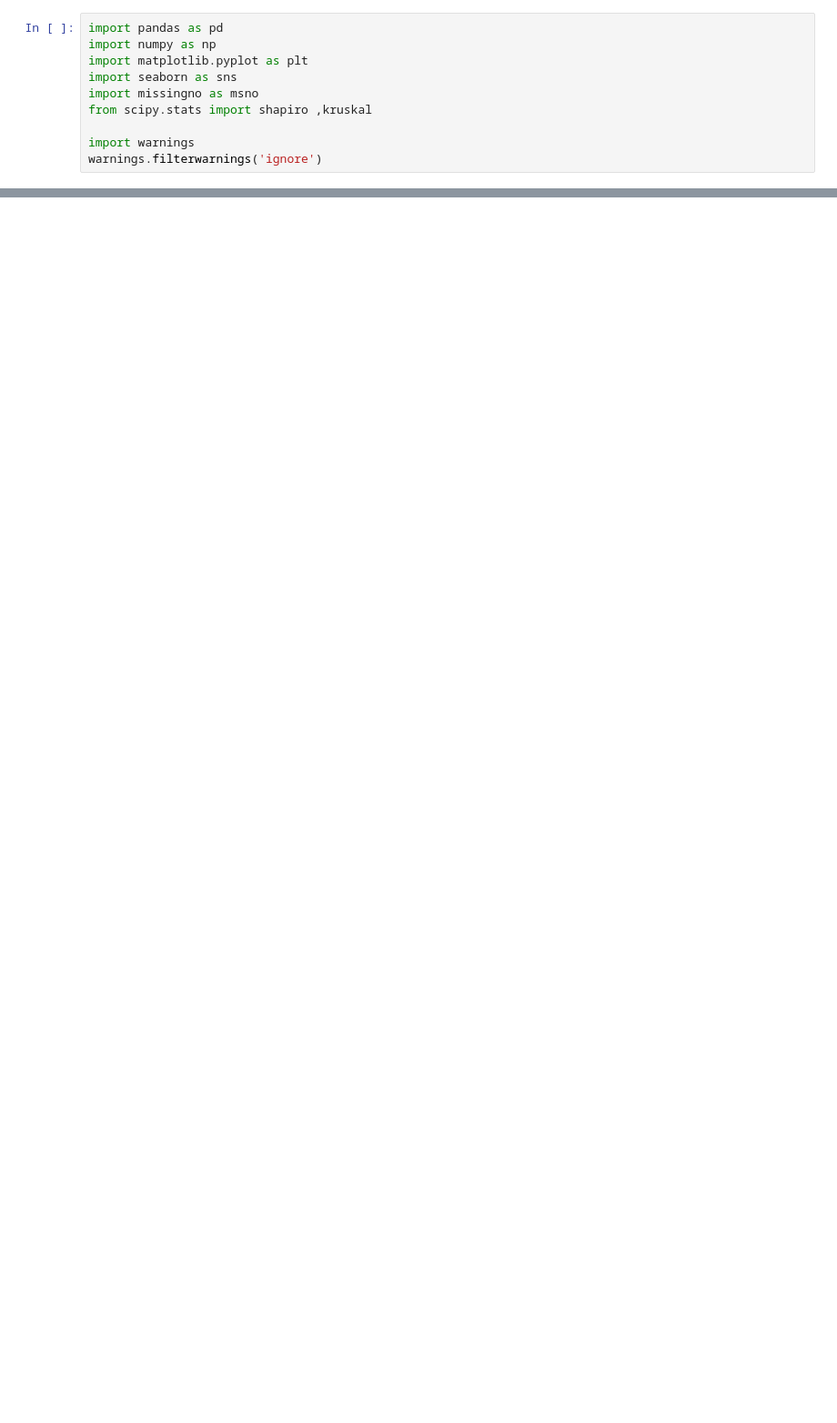
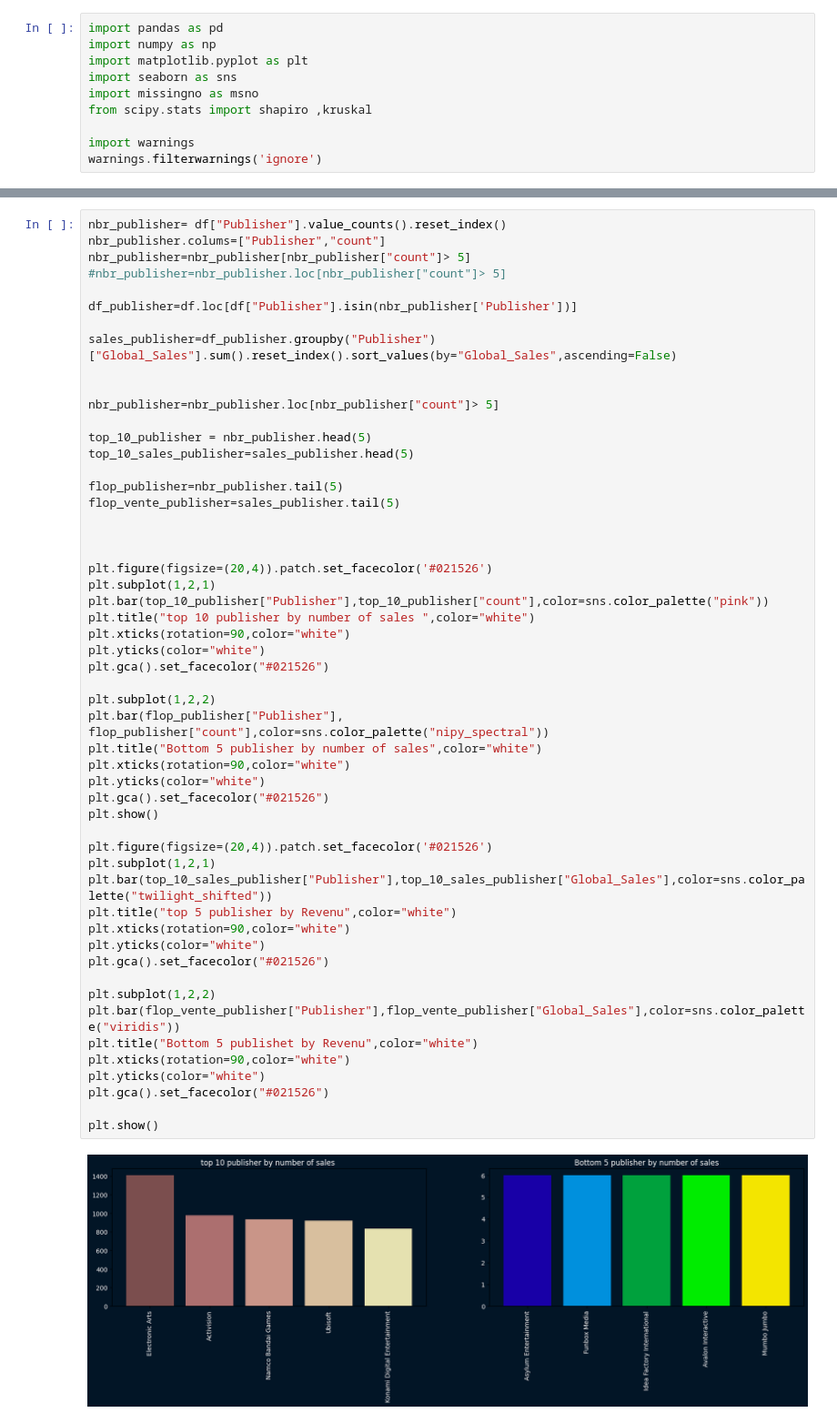
Before and after one commit to fazia92/Video-Games-Sales-Analysis, a Jupyter notebook: VGsales.ipynb, the cells around one changed output, grey strips where cells are left out. Shown at 91% size. Cells and saved outputs as stored; diff of their text form; blank space fills up the shorter version.

```diff
--- a/VGsales.ipynb
+++ b/VGsales.ipynb
@@ -105,0 +116,55 @@ plt.show()
+# %%
+nbr_publisher= df["Publisher"].value_counts().reset_index()
+nbr_publisher.colums=["Publisher","count"]
+nbr_publisher=nbr_publisher[nbr_publisher["count"]> 5]
+#nbr_publisher=nbr_publisher.loc[nbr_publisher["count"]> 5]
+
+df_publisher=df.loc[df["Publisher"].isin(nbr_publisher['Publisher'])]
+
+sales_publisher=df_publisher.groupby("Publisher")["Global_Sales"].sum().reset_index().sort_values(by="Global_Sales",ascending=False)
+
+
+nbr_publisher=nbr_publisher.loc[nbr_publisher["count"]> 5]
+
+top_10_publisher = nbr_publisher.head(5)
+top_10_sales_publisher=sales_publisher.head(5)
+
+flop_publisher=nbr_publisher.tail(5)
+flop_vente_publisher=sales_publisher.tail(5)
+
+
+
+plt.figure(figsize=(20,4)).patch.set_facecolor('#021526')
+plt.subplot(1,2,1)
+plt.bar(top_10_publisher["Publisher"],top_10_publisher["count"],color=sns.color_palette("pink"))
+plt.title("top 10 publisher by number of sales ",color="white")
+plt.xticks(rotation=90,color="white")
+plt.yticks(color="white")
+plt.gca().set_facecolor("#021526")
+
+plt.subplot(1,2,2)
+plt.bar(flop_publisher["Publisher"], flop_publisher["count"],color=sns.color_palette("nipy_spectral"))
+plt.title("Bottom 5 publisher by number of sales",color="white")
+plt.xticks(rotation=90,color="white")
+plt.yticks(color="white")
+plt.gca().set_facecolor("#021526")
+plt.show()
+
+plt.figure(figsize=(20,4)).patch.set_facecolor('#021526')
+plt.subplot(1,2,1)
+plt.bar(top_10_sales_publisher["Publisher"],top_10_sales_publisher["Global_Sales"],color=sns.color_palette("twilight_shifted"))
+plt.title("top 5 publisher by Revenu",color="white")
+plt.xticks(rotation=90,color="white")
+plt.yticks(color="white")
+plt.gca().set_facecolor("#021526")
+
+plt.subplot(1,2,2)
+plt.bar(flop_vente_publisher["Publisher"],flop_vente_publisher["Global_Sales"],color=sns.color_palette("viridis"))
+plt.title("Bottom 5 publishet by Revenu",color="white")
+plt.xticks(rotation=90,color="white")
+plt.yticks(color="white")
+plt.gca().set_facecolor("#021526")
+
+plt.show()
+# %% [output]
+[figure, added]
```
Also changed, not shown: parts of 9 cells of this notebook.
